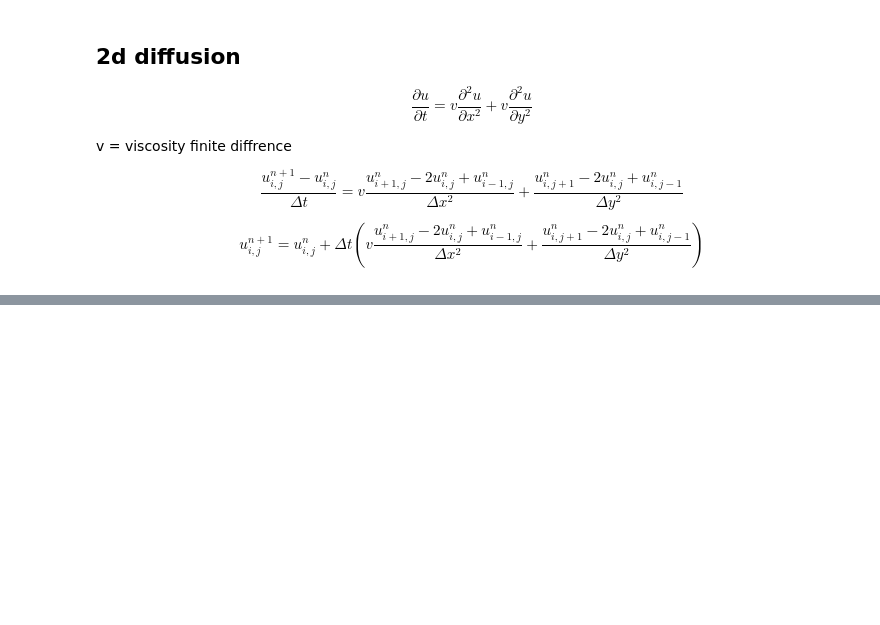
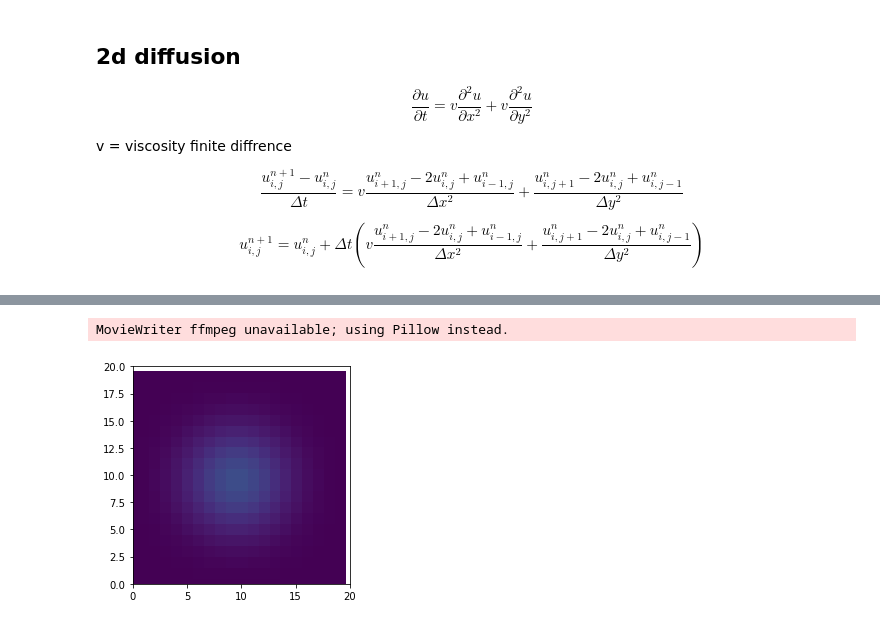
Before and after one commit to sushiTonpai/CFDsim2D, a Jupyter notebook: 2d diffusion.ipynb, the cells around one changed output, grey strips where cells are left out. Cells and saved outputs as stored; diff of their text form; code cells hidden in the pictures; blank space fills up the shorter version.

```diff
--- a/2d diffusion.ipynb
+++ b/2d diffusion.ipynb
@@ -41,0 +97,21 @@ u_init =
+# %%
+u0 = u_init.copy()
+
+# animate
+fig, ax = plt.subplots()
+ax = plt.axes(xlim=(0, nx), ylim=(0, ny))
+line = plt.imshow(u0)
+
+def animate(frames):
+    u = u0.copy()
+    for i in range(1,nx-1):
+        for j in range(1,ny-1):
+            u0[i,j] = u[i,j] + v * (dt/dx**2) *(u[i+1,j] -2*u[i,j]+u[i-1,j]) + v * (dt/dy**2) *(u[i,j+1]-2*u[i,j]+u[i,j-1])
+    line.set_data(u0)
+    return line
+
+anim = animation.FuncAnimation(fig, animate, frames=nt, repeat=True)
+anim.save('2d diffusion.gif', fps = 20)
+# %% [output]
+MovieWriter ffmpeg unavailable; using Pillow instead.
+[figure, added]
```
Also changed, not shown: parts of 3 cells of this notebook, 3 other files.
